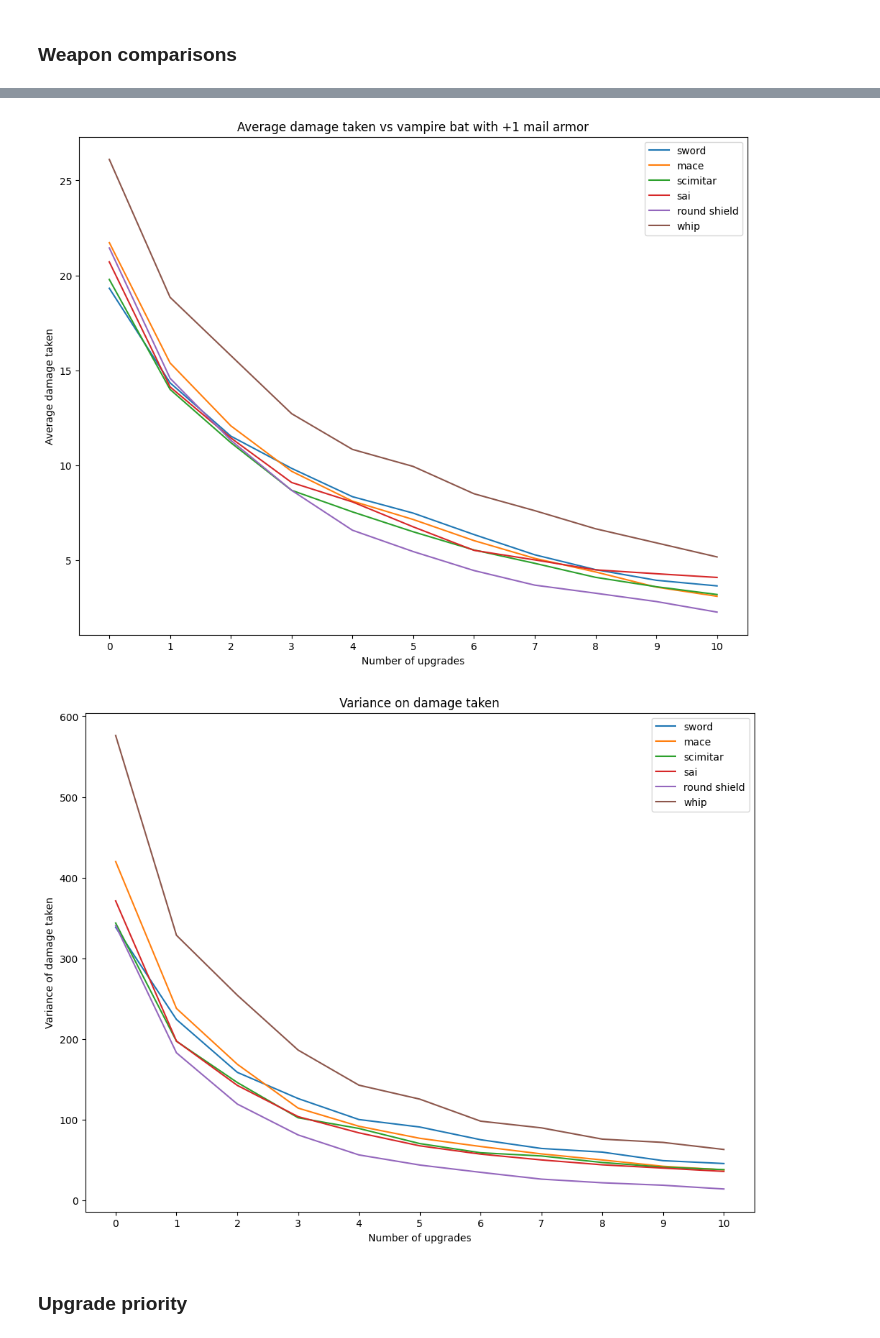
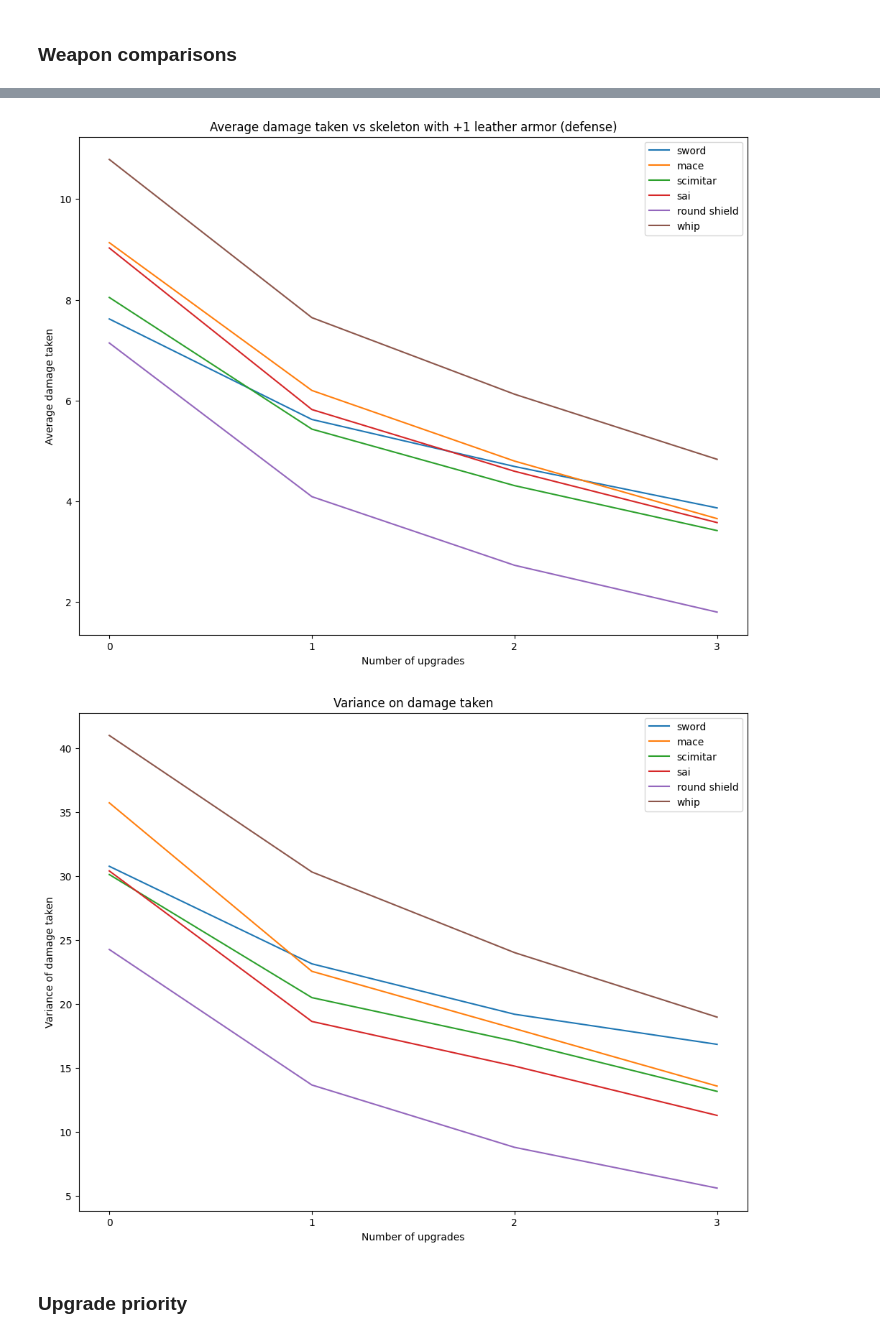
Before and after one commit to lordlen/ShPDTests, a Jupyter notebook: shattered pd tests.ipynb, the cells around one changed output, grey strips where cells are left out. Drawn from its saved outputs; the diff is of its cells as text; code cells hidden in the pictures.

Commit message:
Fix skeleton bug. Add more graphs

```diff
--- a/shattered pd tests.ipynb
+++ b/shattered pd tests.ipynb
@@ -257,6 +268,9 @@ class Hero:
     damage_taken: int = 0
     arcana_multiplier: float = 1.0
     evasion_multiplier: float = 1.0
+    accuracy_multiplier: float = 1.0
+    attack_speed_multiplier: float = 1.0
+    ferret_tuft_boost: int = 0
 
     def _get_strength_surplus(self):
         return self.strength - self.weapon.weapon.strength + calc_strength_reduction(self.weapon.upgrade)
@@ -272,19 +286,18 @@ class Hero:
 
     def get_accuracy(self):
         base_accuracy = self.level + 9
-        return base_accuracy * self.weapon.weapon.accuracy_multiplier
+        return base_accuracy * self.weapon.weapon.accuracy_multiplier * self.accuracy_multiplier / (1.5 ** self.get_encumberment())
 
     def get_evasion(self):
         base_evasion = self.level + 4
-        return calc_final_evasion(base_evasion, self.armor.upgrade, self.armor.augment, self.evasion_multiplier)
+        return calc_final_evasion(base_evasion, self.armor.upgrade, self.armor.augment, self.evasion_multiplier) * ferret_tuft_multiplier(self.ferret_tuft_boost)
 
     def get_attack_speed(self):
-        return (self.weapon.augment[1] * self.weapon.weapon.delay) * (1.2 ** self.get_encumberment())
+        return (self.weapon.augment[1] * self.weapon.weapon.delay) * (1.2 ** self.get_encumberment()) / self.attack_speed_multiplier
 
     def get_defense_intervals(self):
         return [calc_defense_interval_fima(self.armor.armor.base_defense, self.armor.upgrade, self.armor.augment),
-                            calc_weapon_defense(self.weapon) - self.get_encumberment()]
-
+                            calc_weapon_defense(self.weapon) - 2 * self.get_encumberment()]
 
 class CreatureInstance:
     creature: Creature
@@ -296,14 +309,14 @@ class CreatureInstance:
         self.turn = 0
 
 def hero_attacks_enemy(hero: Hero, enemy: CreatureInstance, is_surprise: bool, debug: bool = False):
-    hit_rate = 1 if is_surprise else calc_hit_rate(hero.get_accuracy() , enemy.creature.evasion)
+    hit_rate = 1 if is_surprise else calc_hit_rate(hero.get_accuracy() , enemy.creature.evasion * ferret_tuft_multiplier(hero.ferret_tuft_boost))
     damage = roll_damage_taken(
         [enemy.creature.armor],
         [
             calc_damage_interval(hero.weapon),
             (0, hero.get_strength_bonus())
         ],
-        hit_rate / (1.5 ** hero.get_encumberment()))
+        hit_rate)
     # damage reduction for slimes
     if enemy.creature is Creatures.slime and damage >= 5:
         damage = 4 + int(math.sqrt(8*(damage - 4) + 1) - 1)/2
@@ -754,8 +750,9 @@ def simulate_encounter(hero: Hero,
                        hero_first: bool = True,
                        turn_limit: float = math.inf,
                        debug: bool = False
-                       ):
+                       ) -> int:
     hp_threshold = 1000
+    num_retaliations = 0
     if not hero_first:
         # set the enemy turn back 1 turn so it has 1 extra whole turn. Assumes last action the hero did took 1 whole turn
         enemy.turn -= 1
@@ -767,10 +764,12 @@ def simulate_encounter(hero: Hero,
         if hero.turn <= enemy.turn:
             hero_attacks_enemy(hero, enemy, ignore_enemy_evasion, debug)
         else:
+            num_retaliations += 1
             enemy_attacks_hero(hero, enemy, debug)
 
-    if enemy is Creatures.skeleton:
+    if enemy.creature is Creatures.skeleton:
         hero.damage_taken += roll_skeleton_explosion_damage_taken(hero.get_defense_intervals())
+    return num_retaliations
 
 def reset_hero(hero: Hero):
     hero.damage_taken = 0
@@ -779,26 +778,29 @@ def reset_hero(hero: Hero):
 def simulate_n_encounters(hero: Hero, enemy: Creature, num_simulations: int, ignore_enemy_evasion: bool = False, hero_first: bool = True):
     turns_data_points = []
     damage_taken_data_points = []
+    num_retaliations = []
     for _ in range(num_simulations):
+        # this is either 0 or a negative number
         extra_turn = hero.turn
         enemy_instance = CreatureInstance(enemy)
-        simulate_encounter(hero, enemy_instance, ignore_enemy_evasion, hero_first)
+        retaliations = simulate_encounter(hero, enemy_instance, ignore_enemy_evasion, hero_first)
         # we subtract extra turn to cancel out the extra turn we got from a previous fight so it doesn't get counted twice
         turns_data_points.append(hero.turn - extra_turn)
         damage_taken_data_points.append(hero.damage_taken)
+        num_retaliations.append(retaliations)
         reset_hero(hero)
-    return (turns_data_points, damage_taken_data_points)
+    return (turns_data_points, damage_taken_data_points, num_retaliations)
 # %% [markdown]
 ### Weapon comparisons
 # %%
 ###########################Config variables###########################
-enemy = Creatures.bat
+enemy = Creatures.skeleton
 weapons = t3
-hero_level = 13
+hero_level = 7
 strength = 14
-armor = ArmorInstance(Armors.mail, 1, ArmorAugment.NONE)
+armor = ArmorInstance(Armors.leather, 1, ArmorAugment.DEFENSE)
 num_simulations = 5000
-num_upgrades: tuple[int, int] = (0,10)
+num_upgrades: tuple[int, int] = (0,3)
 
 ignore_enemy_evasion = False
 hero_first = True
@@ -813,7 +815,7 @@ for weapon in weapons:
     hero = Hero(hero_level, strength, armor, weapon)
     for i in range(num_upgrades[0], num_upgrades[1] + 1):
         hero.weapon.upgrade = i
-        turns_data_points, damage_taken_data_points = simulate_n_encounters(hero, enemy, num_simulations, ignore_enemy_evasion, hero_first)
+        turns_data_points, damage_taken_data_points, _ = simulate_n_encounters(hero, enemy, num_simulations, ignore_enemy_evasion, hero_first)
         num_turns_results.append(turns_data_points)
         damage_taken_results.append(damage_taken_data_points)
     num_turns_data.append(num_turns_results)
@@ -864,5 +866,5 @@ plt.show()
-[figure, old version]
+[figure, new version]
-[figure, old version]
+[figure, new version]
 # %% [markdown]
 ### Upgrade priority
 # %%
```
Also changed, not shown: parts of 28 cells of this notebook.
